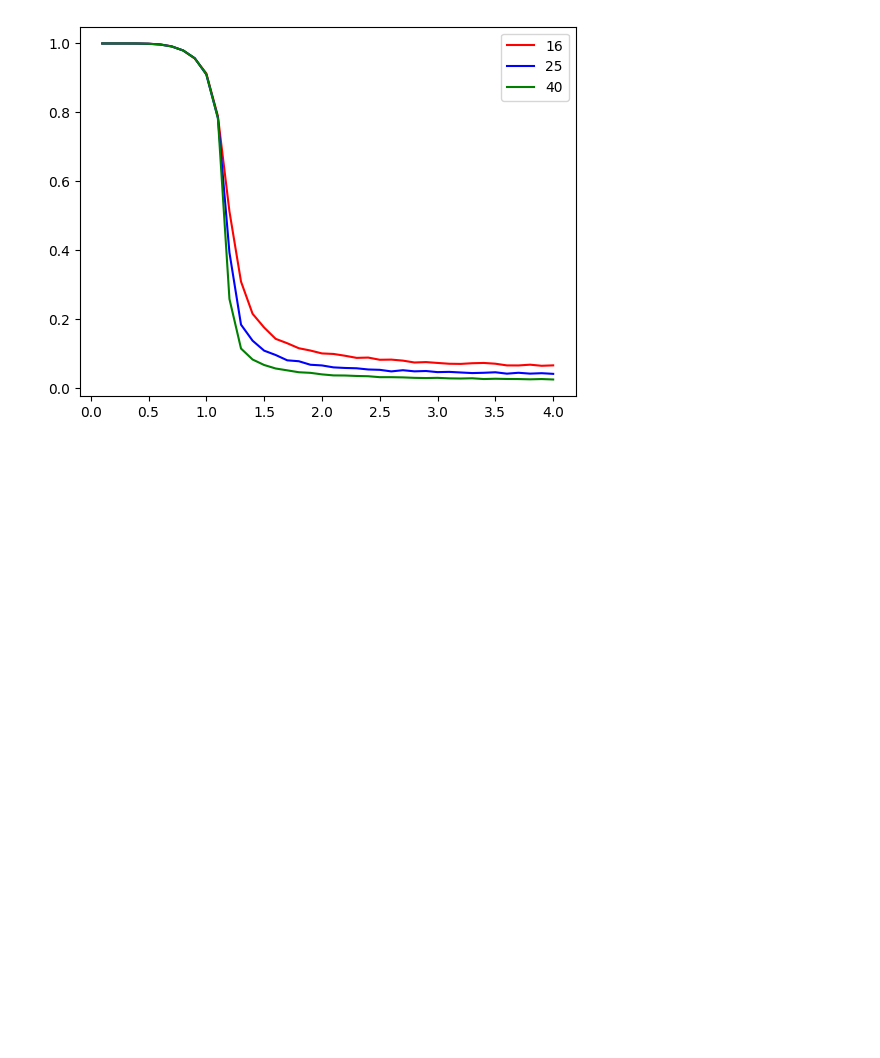
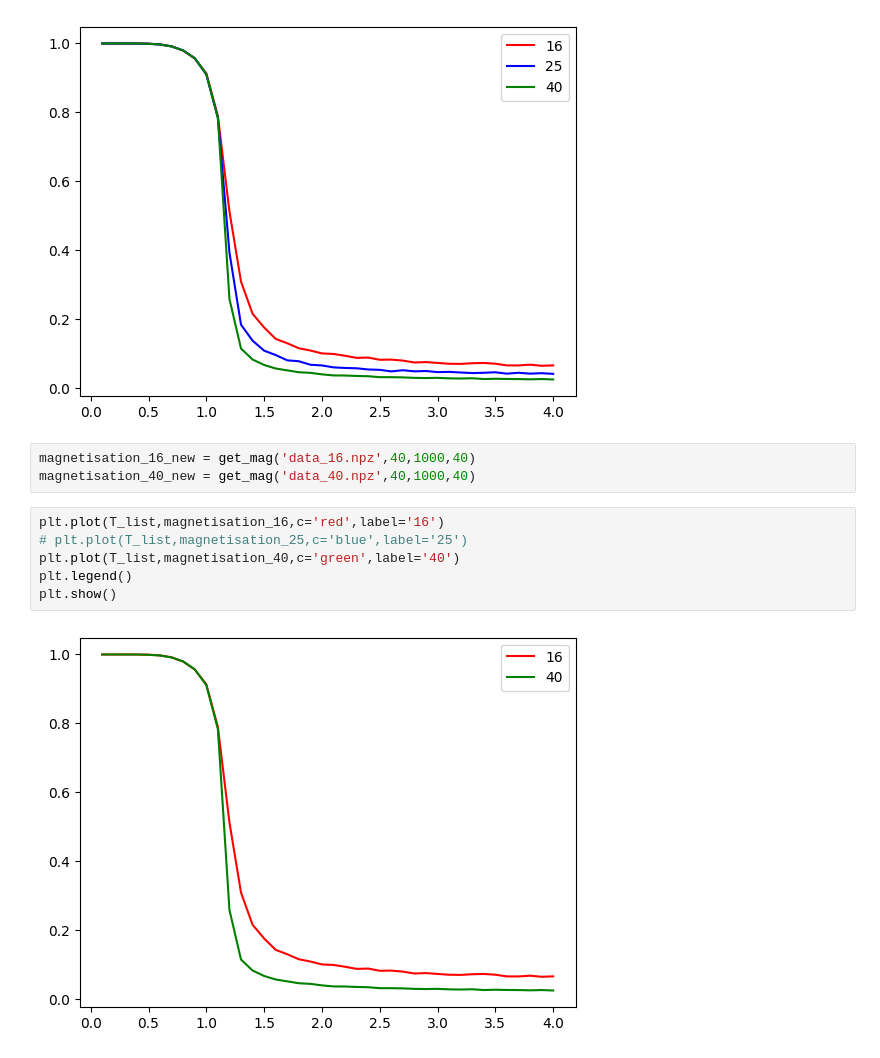
Before and after one commit to Newtech66/2D_Ising_Model_sim, a Jupyter notebook: metropolis_algorithm.ipynb, the cells around one changed output. Saved outputs shown, nothing was run; the diff lists cells and outputs as text; blank space fills up the shorter version.

Commit message:
added new data for N=16 and plots with new data

```diff
--- a/metropolis_algorithm.ipynb
+++ b/metropolis_algorithm.ipynb
@@ -187,3 +187,14 @@ plt.legend()
 plt.show()
 # %% [output]
 [figure]
+# %%
+magnetisation_16_new = get_mag('data_16.npz',40,1000,40)
+magnetisation_40_new = get_mag('data_40.npz',40,1000,40)
+# %%
+plt.plot(T_list,magnetisation_16,c='red',label='16')
+# plt.plot(T_list,magnetisation_25,c='blue',label='25')
+plt.plot(T_list,magnetisation_40,c='green',label='40')
+plt.legend()
+plt.show()
+# %% [output]
+[figure, added]
```
Also changed, not shown: parts of 2 cells of this notebook, 2 other files.
